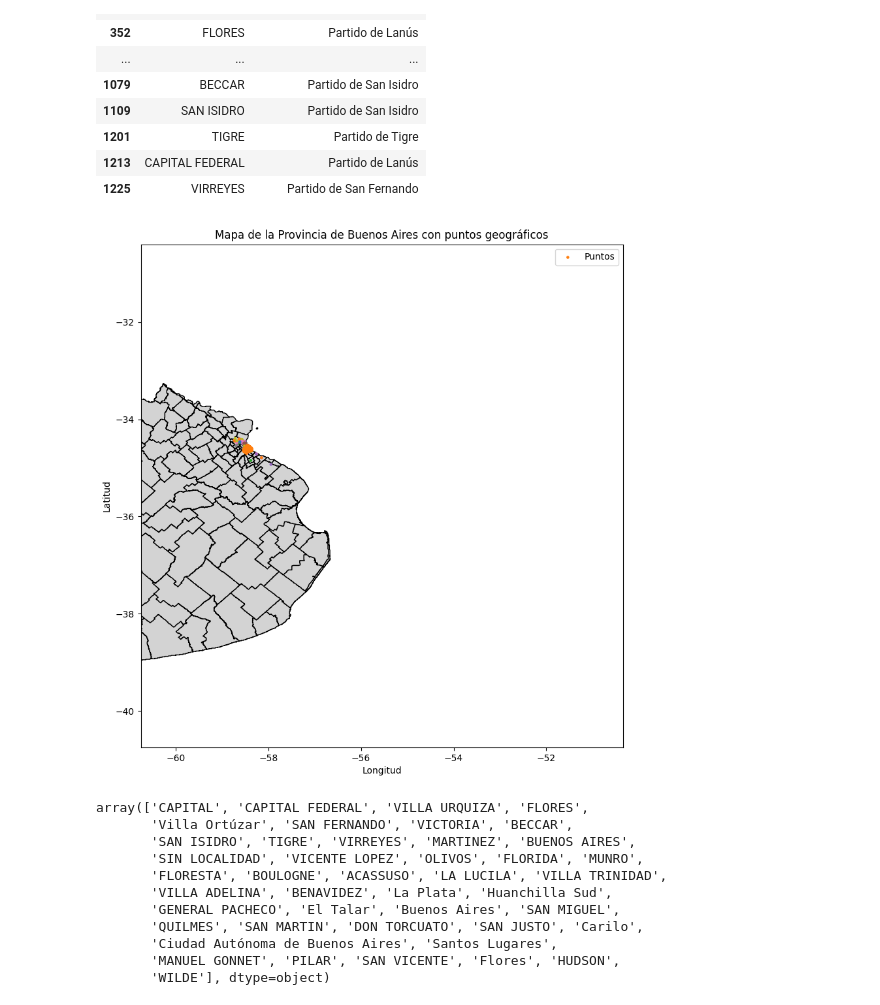
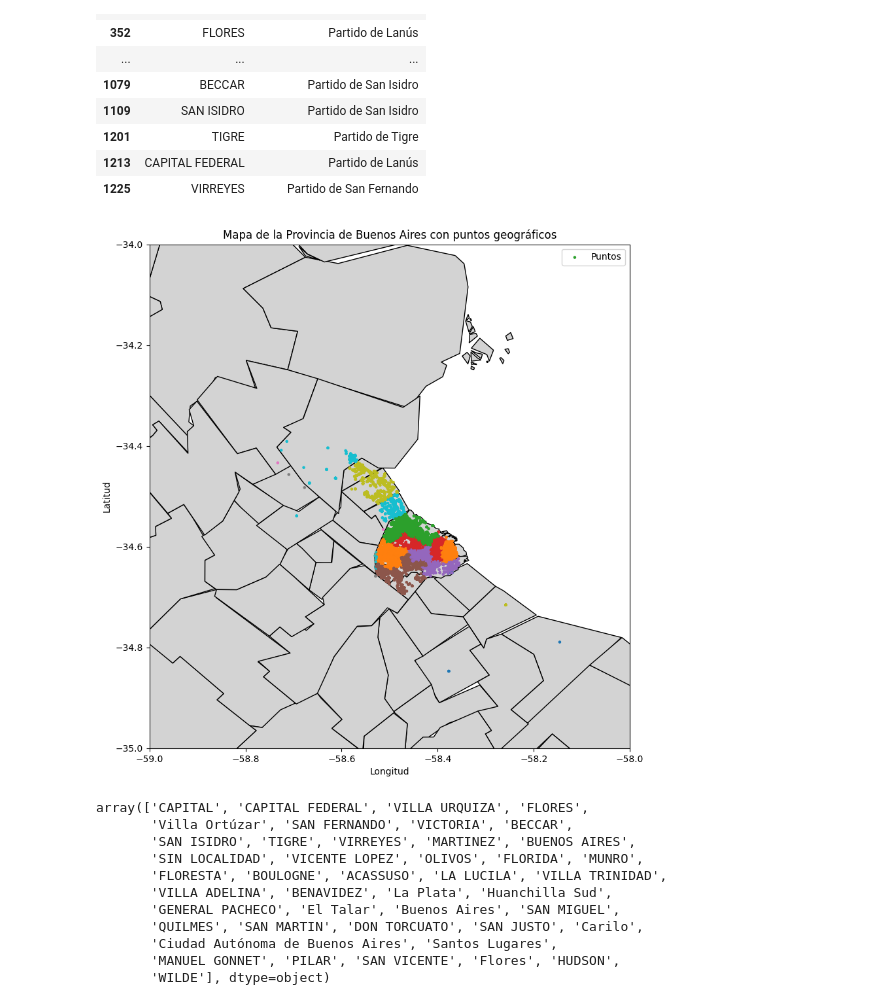
Before and after one commit to Maximo-Verdondoni/DesafioiFlow, a Jupyter notebook: Limpieza.ipynb, the cells around one changed output. Drawn from its saved outputs; the diff is of its cells as text; code cells hidden in the pictures.

Commit message:
Mitad de codigo documentado, localidades perfectamente corregidas con geojson

```diff
--- a/Limpieza.ipynb
+++ b/Limpieza.ipynb
@@ -469,21 +469,3 @@ df_3.sort_values(by='DemoraVisitaSegundos', ascending = False)
 | 27373 | 182178 | PERGAMINO 3830 | Flores | 901 | 1401 | -34.668499 | -58.435005 | 20 | ... |
 | 27374 | 182179 | AV. FEDERICO LACROZE 2896 | CAPITAL FEDERAL | 901 | 1401 | -34.574802 | -58.447609 | 20 | ... |
 27484 rows × 22 columns
-# %%
-import geopandas as gpd
-import pandas as pd
-from shapely.geometry import Point
-
-# 1. Cargar el archivo GeoJSON de los partidos de Buenos Aires
-partidos_geojson = gpd.read_file("./limites-partidos/partidos.geojson")
-
-# Convertir las coordenadas a geometrías de puntos
-geometry = [Point(xy) for xy in zip(df_3['longitud'], df_3['latitud'])]
-gdf_puntos = gpd.GeoDataFrame(df_3, geometry=geometry)
-
-# 3. Asegúrate de que ambos GeoDataFrames estén en el mismo sistema de coordenadas (CRS)
-gdf_puntos = gdf_puntos.set_crs(partidos_geojson.crs, allow_override=True)
-
-# 4. Hacer un spatial join para asignar el partido a cada punto
-gdf_joined = gpd.sjoin_nearest(gdf_puntos, partidos_geojson, how="left")
-gdf_joined
@@ -539,26 +516,26 @@ gdf_joined[['localidad','fna']].drop_duplicates().head(20)
 # %%
 fig, ax = plt.subplots(figsize=(10, 10))
 
 # Graficar los partidos de la provincia de Buenos Aires
 partidos_geojson.plot(ax=ax, color='lightgray', edgecolor='black')
 
 # Graficar los puntos (coordenadas) sobre los partidos
-gdf_puntos.plot(ax=ax, column='localidad', marker='o', markersize=5, label='Puntos')
+gdf_joined.plot(ax=ax, column='nombre', marker='o', markersize=5, label='Puntos')
 # gdf_puntos[gdf_puntos['localidad'].isin(['CAPITAL','CAPITAL FEDERAL','BUENOS AIRES','Buenos Aires','Ciudad Autónoma de Buenos Aires'])].plot(ax=ax, column='localidad', marker='o', markersize=5, legend=True)
 # gdf.plot(ax=ax, column='localidad', legend=True, cmap='Set1', markersize=50)
 
-plt.xlim(-60.75,-50.35)
-plt.ylim(-40.75,-30.4)
+plt.xlim(-59,-58)
+plt.ylim(-35,-34)
 # Añadir etiquetas, leyenda y título
 plt.legend()
 plt.title('Mapa de la Provincia de Buenos Aires con puntos geográficos')
 plt.xlabel('Longitud')
 plt.ylabel('Latitud')
 
 # Mostrar el gráfico
 plt.show()
 # %% [output]
-[figure, old version]
+[figure, new version]
 # %%
 df.localidad.unique()
 # %% [output]
```
Also changed, not shown: parts of 36 cells of this notebook.
